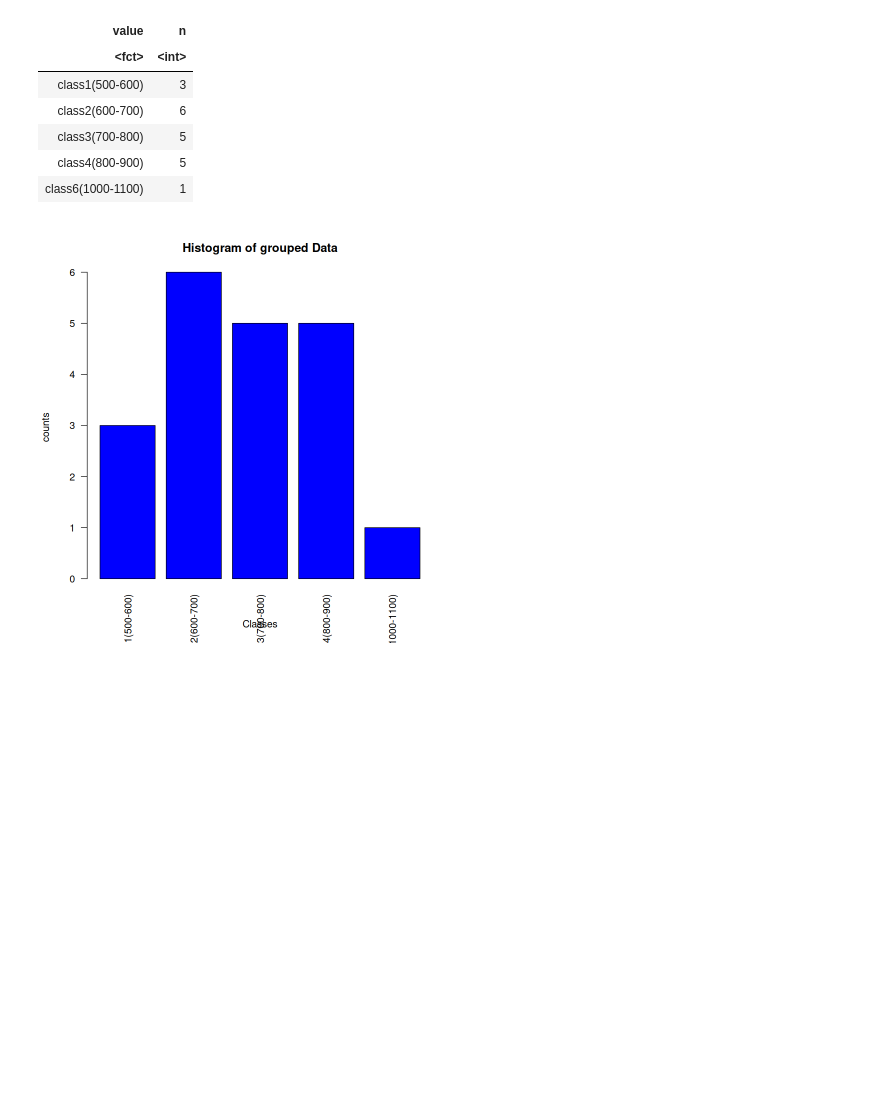
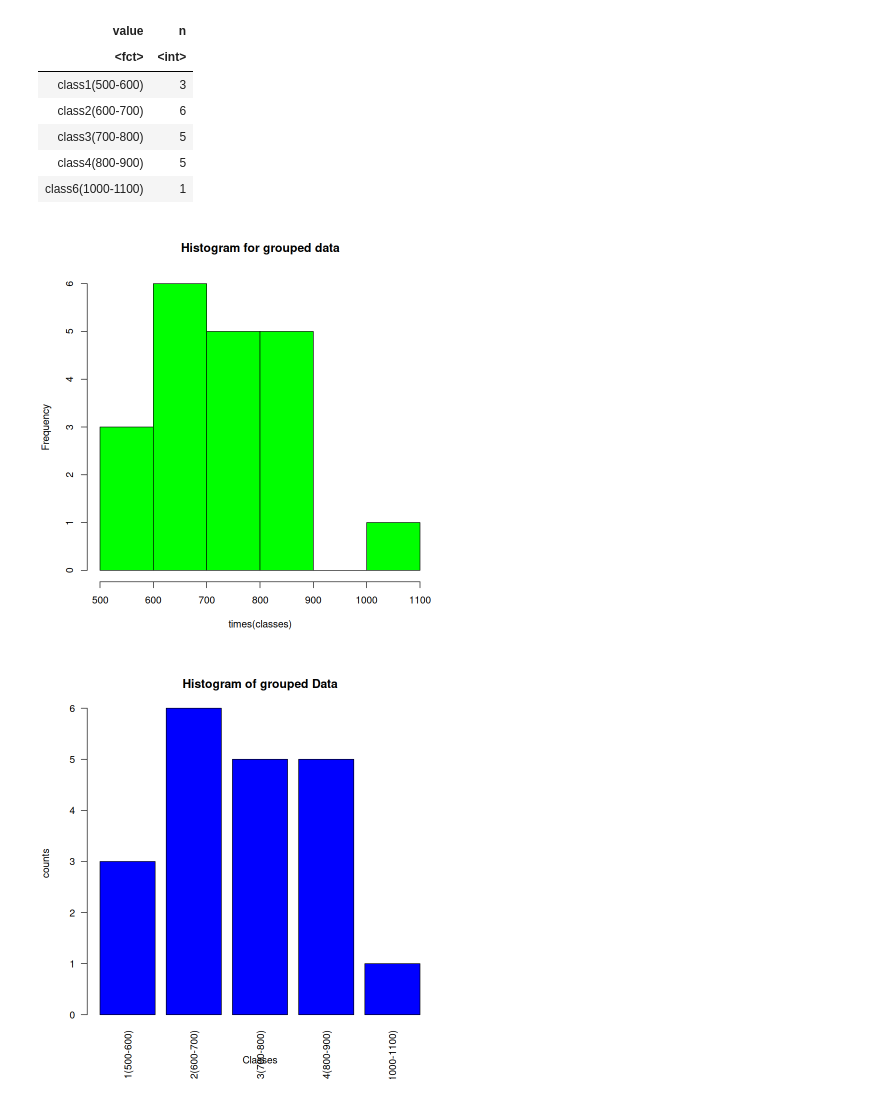
Before and after one commit to Jrana1/statistics-tutorials, a Jupyter notebook: Descriptive-Statistics/Sheet3_Solutions.ipynb, the cells around one changed output. Drawn from its saved outputs; the diff is of its cells as text; code cells hidden in the pictures; blank space fills up the shorter version.

```diff
--- a/Descriptive-Statistics/Sheet3_Solutions.ipynb
+++ b/Descriptive-Statistics/Sheet3_Solutions.ipynb
@@ -217,6 +217,10 @@ A tibble: 5 × 2
 | class3(700-800) | 5 |
 | class4(800-900) | 5 |
 | class6(1000-1100) | 1 |
+# %%
+hist(df$vals,breaks=bounds,xlab="times(classes)",main="Histogram for grouped data",col="green")
+# %% [output]
+[figure, added]
 # %%
 his<-barplot(height=grouped_data$n,names.arg=grouped_data$value,las=2,col="blue",
        main="Histogram of grouped Data",
```
Also changed, not shown: parts of 6 cells of this notebook.
